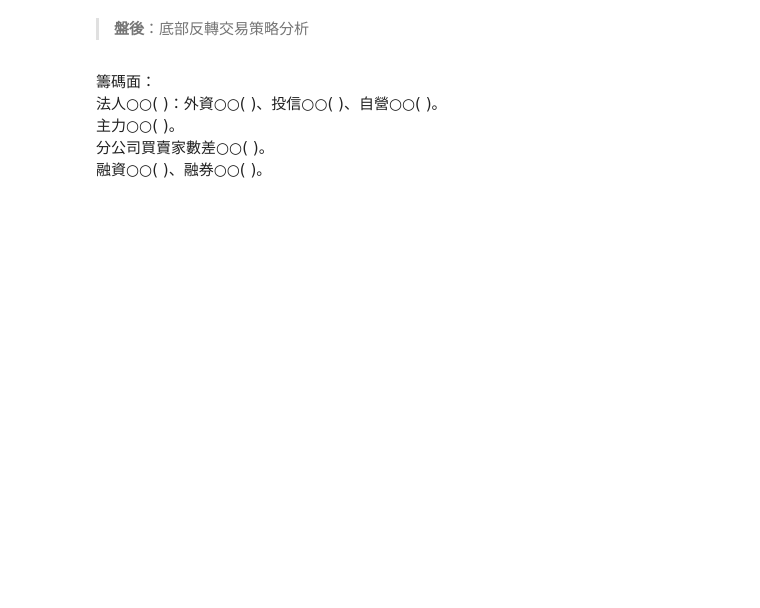
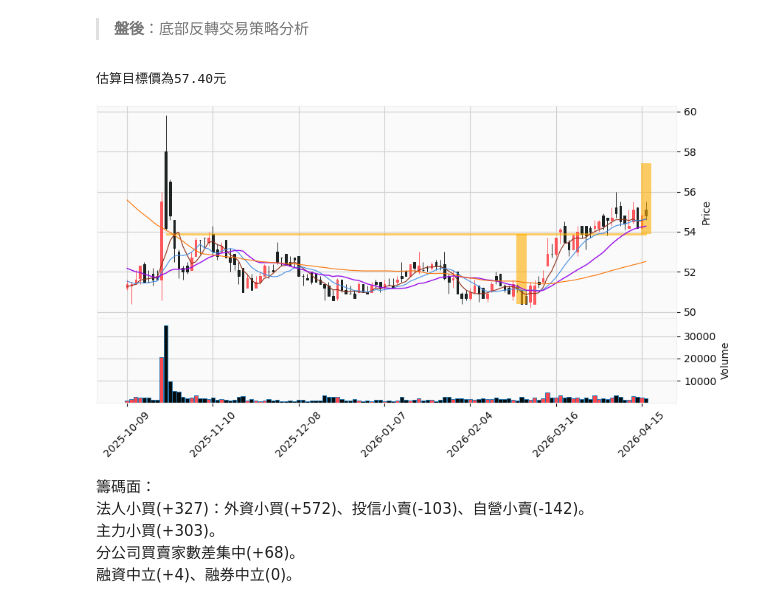
Before and after one commit to yilintung/StockInvestmentNotebook, a Jupyter notebook: 260416筆記.ipynb, the cells around one changed output. Saved outputs shown, nothing was run; the diff lists cells and outputs as text; code cells hidden in the pictures; blank space fills up the shorter version.

```diff
--- a/260416筆記.ipynb
+++ b/260416筆記.ipynb
@@ -166,11 +257,14 @@ def line_drawing_callback( range_prices) :
 
     return seq_of_seq_of_points,linewidths,colors
 # %%
-image = mysys.DrawOnKlineChart('1210','2025-10-09','2026-04-15',line_drawing_callback)
+image = mysys.DrawOnKlineChart('1210','2025-10-09','2026-04-16',line_drawing_callback)
 display(image)
+# %% [output]
+估算目標價為57.40元
+[figure, added]
 # %% [markdown]
 籌碼面：
-法人○○( )：外資○○( )、投信○○( )、自營○○( )。
-主力○○( )。
-分公司買賣家數差○○( )。
-融資○○( )、融券○○( )。
+法人小買(+327)：外資小買(+572)、投信小賣(-103)、自營小賣(-142)。
+主力小買(+303)。
+分公司買賣家數差集中(+68)。
+融資中立(+4)、融券中立(0)。
```
Also changed, not shown: parts of 7 cells of this notebook.
